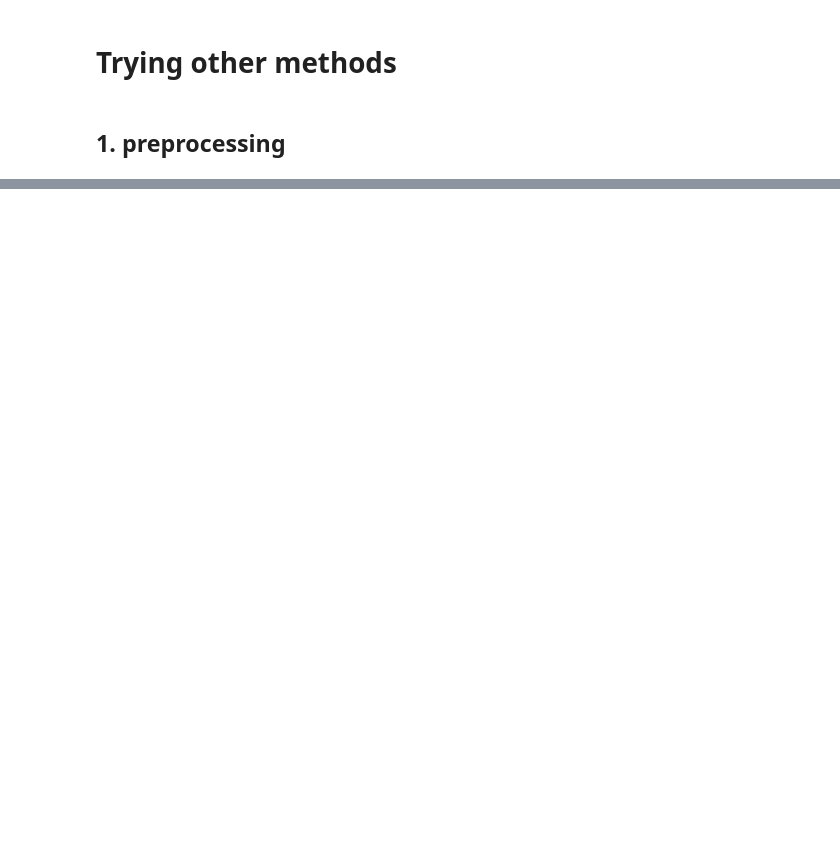
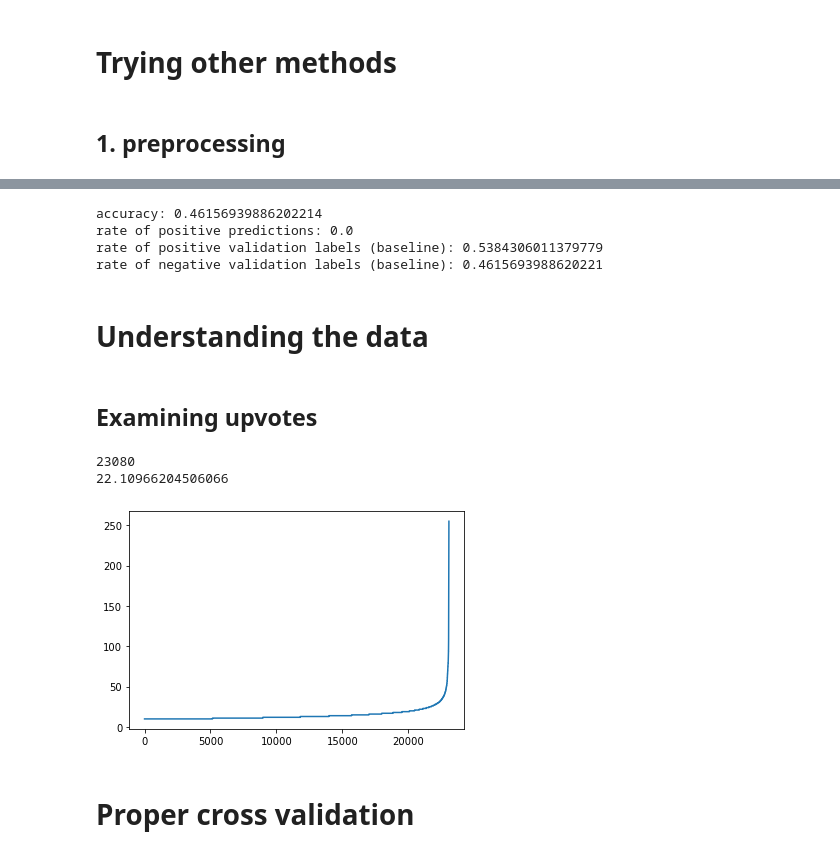
Before and after one commit to Benjamin-Hansson/text-mining, a Jupyter notebook: project.ipynb, the cells around one changed output, grey strips where cells are left out. Drawn from its saved outputs; the diff is of its cells as text; code cells hidden in the pictures; blank space fills up the shorter version.

```diff
--- a/project.ipynb
+++ b/project.ipynb
@@ -389,0 +627,42 @@ comment number 2861
+# %%
+
+right_classified = 0
+
+for i in range(len(predictions)):
+    if predictions[i] == validation_label_seq[i]:
+        right_classified += 1
+
+print(f"accuracy: {right_classified/len(predictions)}")
+print(f"rate of positive predictions: {sum(predictions)/len(predictions)}" )
+print(f"rate of positive validation labels (baseline): {sum(validation_label_seq)/len(validation_label_seq)}")
+print(f"rate of negative validation labels (baseline): {1 - sum(validation_label_seq)/len(validation_label_seq)}")
+# %% [output]
+accuracy: 0.46156939886202214
+rate of positive predictions: 0.0
+rate of positive validation labels (baseline): 0.5384306011379779
+rate of negative validation labels (baseline): 0.4615693988620221
+# %% [markdown]
+# Understanding the data
+# %% [markdown]
+## Examining upvotes
+# %%
+scores = []
+threshold = 10
+average_length = 0
+for comment in mongo_comments.find():
+    if comment["score"] >= threshold:
+        scores.append(comment["score"])
+        average_length += len(comment["body"].split())
+average_length = average_length / len(scores)
+# %%
+print(len(scores))
+print(average_length)
+plt.plot(sorted(scores))
+
+plt.show()
+# %% [output]
+23080
+22.10966204506066
+[figure, added]
+# %% [markdown]
+# Proper cross validation
```
Also changed, not shown: parts of 43 cells of this notebook.
